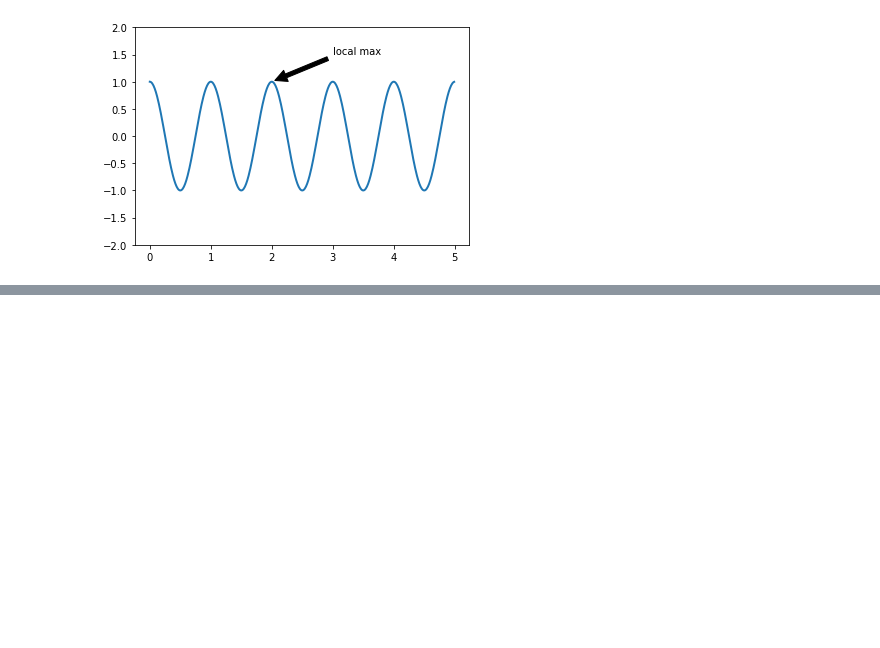
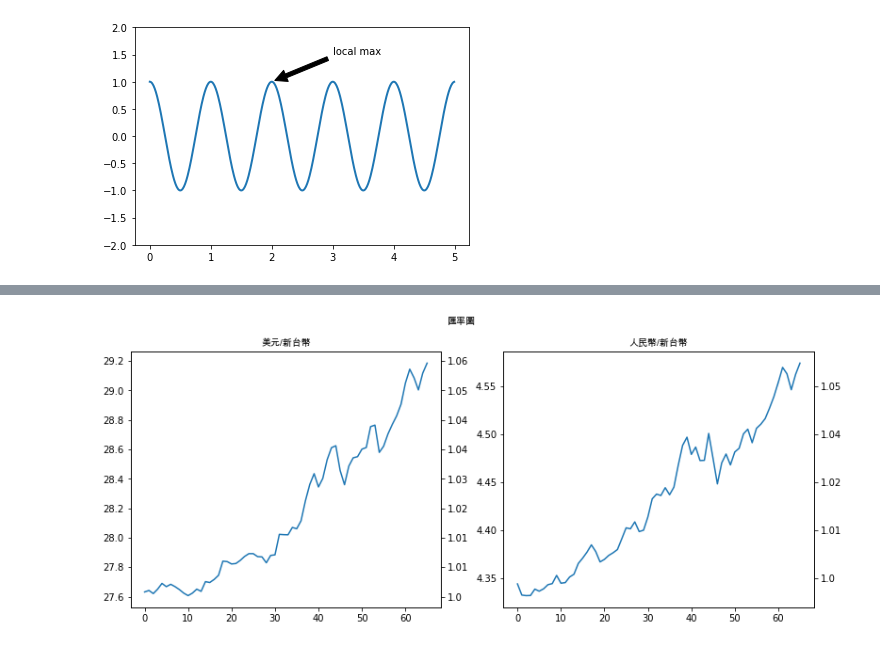
Before and after one commit to yurei79601/PythonNotes, a Jupyter notebook: plot_notes/matplotlib_examples.ipynb, the cells around one changed output, grey strips where cells are left out. Drawn from its saved outputs; the diff is of its cells as text; code cells hidden in the pictures; blank space fills up the shorter version.

```diff
--- a/plot_notes/matplotlib_examples.ipynb
+++ b/plot_notes/matplotlib_examples.ipynb
@@ -137,0 +153,27 @@ plt.show()
+# %%
+exchange_rate = pd.read_csv('exchange_rate_20220419.csv')
+exchange_rate.columns = [col.replace('／', '/') for col in exchange_rate.columns]
+# %%
+coin_list = ['美元/新台幣', '人民幣/新台幣']
+
+cnt = len(coin_list)
+
+fig, ax = plt.subplots(1, cnt, figsize=(13, 5))
+
+plt.suptitle('匯率圖', fontproperties=font)
+
+for i, col in enumerate(coin_list):
+    ax[i].set_title(col, fontproperties=font)
+    ax[i].plot(range(exchange_rate.shape[0]), exchange_rate[col])
+    base_exchange_rate = exchange_rate[col][0]
+
+    ytick_loc = ax[i].get_yticks()
+    second_ytick_loc = [round(p / base_exchange_rate, 2) for p in ytick_loc]
+    ax[i].yaxis.set_major_locator(FixedLocator(ytick_loc))
+
+    secax = ax[i].twinx()
+    secax.set_ylim(ax[i].get_ylim())
+    secax.yaxis.set_major_locator(FixedLocator(ytick_loc))
+    secax.yaxis.set_ticklabels(second_ytick_loc)
+# %% [output]
+[figure, added]
```
Also changed, not shown: parts of 10 cells of this notebook.
